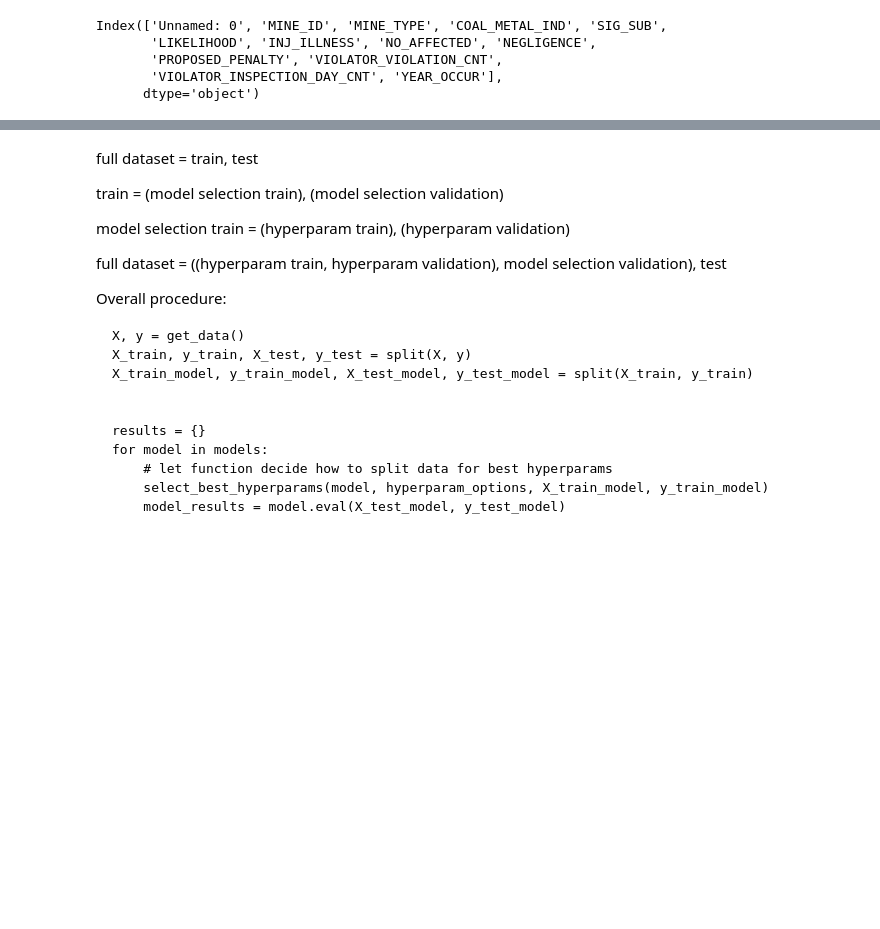
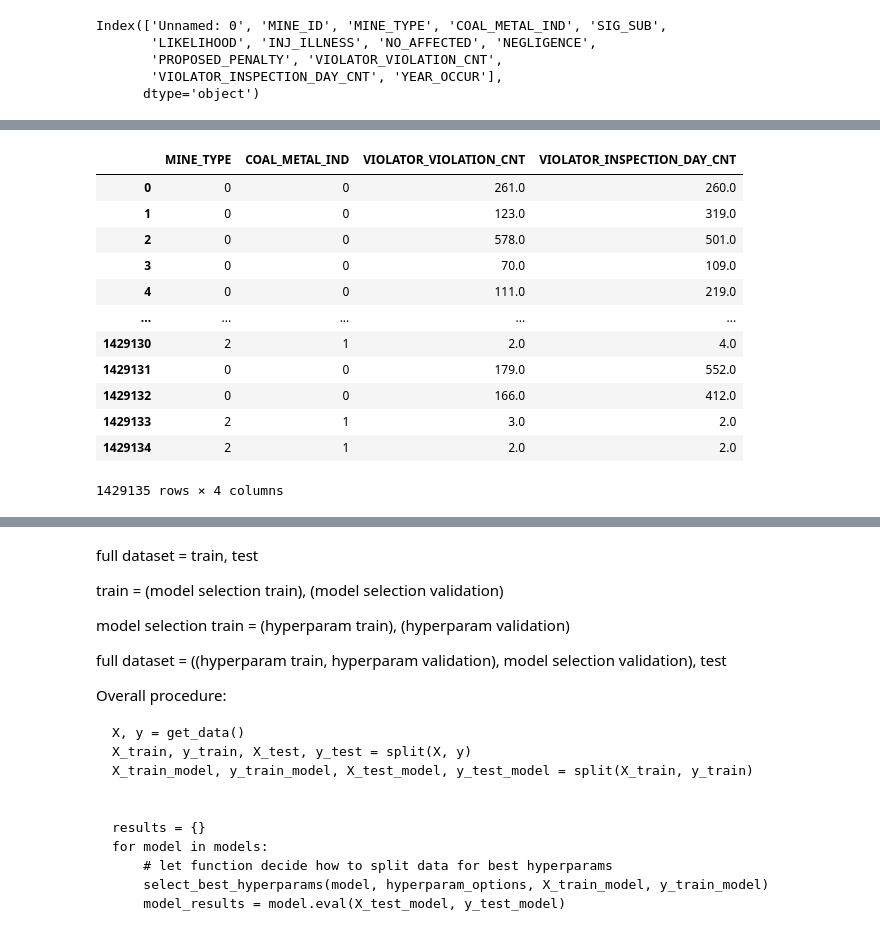
Before and after one commit to jacobdwatters/NIOSH-Project, a Jupyter notebook: SIG_SUB_Classifier.ipynb, the cells around one changed output, grey strips where cells are left out. Drawn from its saved outputs; the diff is of its cells as text; code cells hidden in the pictures; blank space fills up the shorter version.

```diff
--- a/SIG_SUB_Classifier.ipynb
+++ b/SIG_SUB_Classifier.ipynb
@@ -67,5 +65,6 @@ Mounted at /content/gdrive
 # %%
-path_after_2010 = '/content/gdrive/My Drive/NIOSH Project/data/violations_processed_after_2010.csv'
+# path_after_2010 = '/content/gdrive/My Drive/NIOSH Project/data/violations_processed_after_2010.csv'
+path_after_2010 = './data/violations_processed_after_2010.csv'
 violation_data = pd.read_csv(path_after_2010)
 # %%
 violation_data.columns
@@ -97,0 +110,16 @@ See the caveats in the documentation: https://pandas.pydata.org/pandas-docs/stab
+# %%
+X
+# %% [output]
+|  | MINE_TYPE | COAL_METAL_IND | VIOLATOR_VIOLATION_CNT | VIOLATOR_INSPECTION_DAY_CNT |
+| 0 | 0 | 0 | 261.0 | 260.0 |
+| 1 | 0 | 0 | 123.0 | 319.0 |
+| 2 | 0 | 0 | 578.0 | 501.0 |
+| 3 | 0 | 0 | 70.0 | 109.0 |
+| 4 | 0 | 0 | 111.0 | 219.0 |
+| ... | ... | ... | ... | ... |
+| 1429130 | 2 | 1 | 2.0 | 4.0 |
+| 1429131 | 0 | 0 | 179.0 | 552.0 |
+| 1429132 | 0 | 0 | 166.0 | 412.0 |
+| 1429133 | 2 | 1 | 3.0 | 2.0 |
+| 1429134 | 2 | 1 | 2.0 | 2.0 |
+1429135 rows × 4 columns
```
Also changed, not shown: parts of 13 cells of this notebook.
